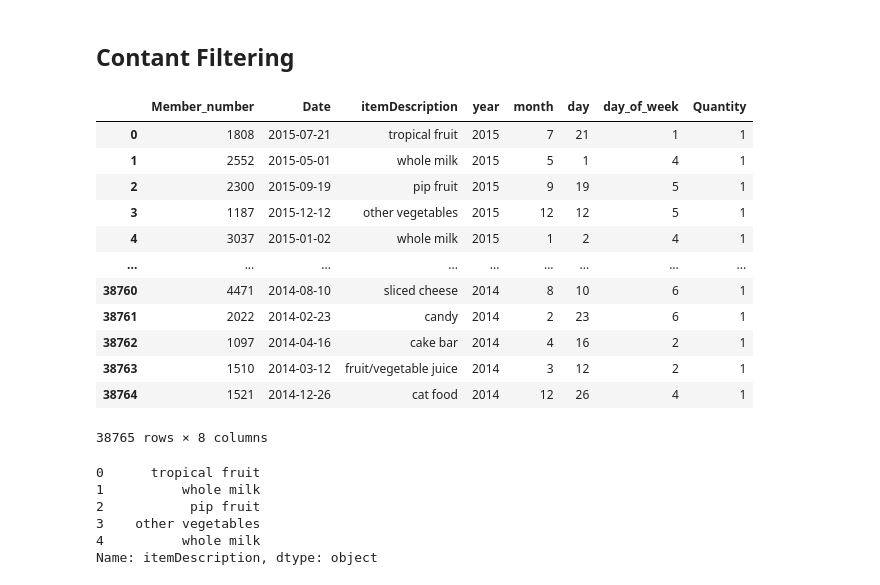
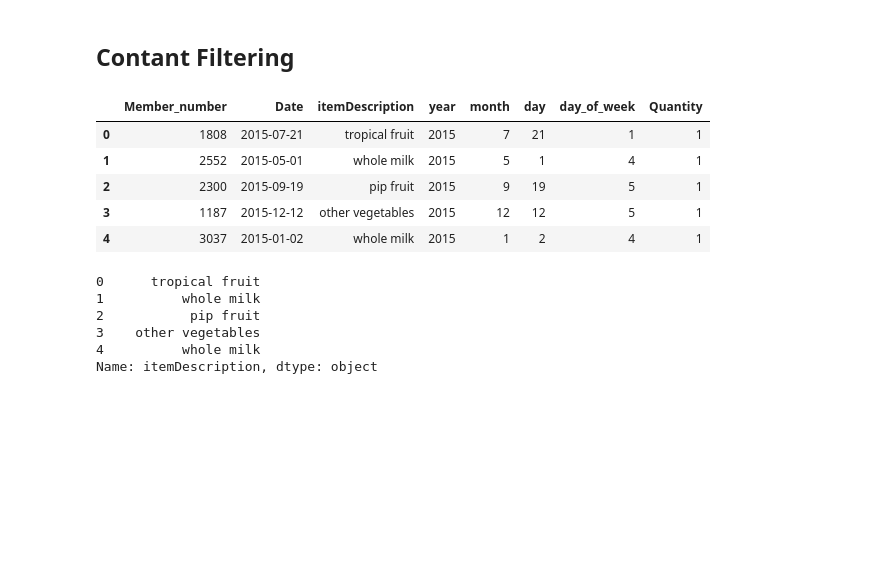
Before and after one commit to norodrigues111/Python-ML-Recommendation-System-and-Market-Basket-Analysis, a Jupyter notebook: NataliaRodrigues_HDip_DViz_ML_IntegratedCA.ipynb, the cells around one changed output. Cells and saved outputs as stored; diff of their text form; code cells hidden in the pictures; blank space fills up the shorter version.

```diff
--- a/NataliaRodrigues_HDip_DViz_ML_IntegratedCA.ipynb
+++ b/NataliaRodrigues_HDip_DViz_ML_IntegratedCA.ipynb
@@ -210,21 +147,14 @@ rs_df['Quantity'] = 1
 # Replace NaN with an empty string
 rs_df['itemDescription'] = rs_df['itemDescription'].fillna('')
 # %%
-rs_df.head(3)
+rs_df.head()
 # %% [output]
 |  | Member_number | Date | itemDescription | year | month | day | day_of_week | Quantity |
 | 0 | 1808 | 2015-07-21 | tropical fruit | 2015 | 7 | 21 | 1 | 1 |
 | 1 | 2552 | 2015-05-01 | whole milk | 2015 | 5 | 1 | 4 | 1 |
 | 2 | 2300 | 2015-09-19 | pip fruit | 2015 | 9 | 19 | 5 | 1 |
 | 3 | 1187 | 2015-12-12 | other vegetables | 2015 | 12 | 12 | 5 | 1 |
 | 4 | 3037 | 2015-01-02 | whole milk | 2015 | 1 | 2 | 4 | 1 |
-| ... | ... | ... | ... | ... | ... | ... | ... | ... |
-| 38760 | 4471 | 2014-08-10 | sliced cheese | 2014 | 8 | 10 | 6 | 1 |
-| 38761 | 2022 | 2014-02-23 | candy | 2014 | 2 | 23 | 6 | 1 |
-| 38762 | 1097 | 2014-04-16 | cake bar | 2014 | 4 | 16 | 2 | 1 |
-| 38763 | 1510 | 2014-03-12 | fruit/vegetable juice | 2014 | 3 | 12 | 2 | 1 |
-| 38764 | 1521 | 2014-12-26 | cat food | 2014 | 12 | 26 | 4 | 1 |
-38765 rows × 8 columns
 # %%
 rs_df.head()['itemDescription']
 # %% [output]
```
Also changed, not shown: parts of 19 cells of this notebook.
